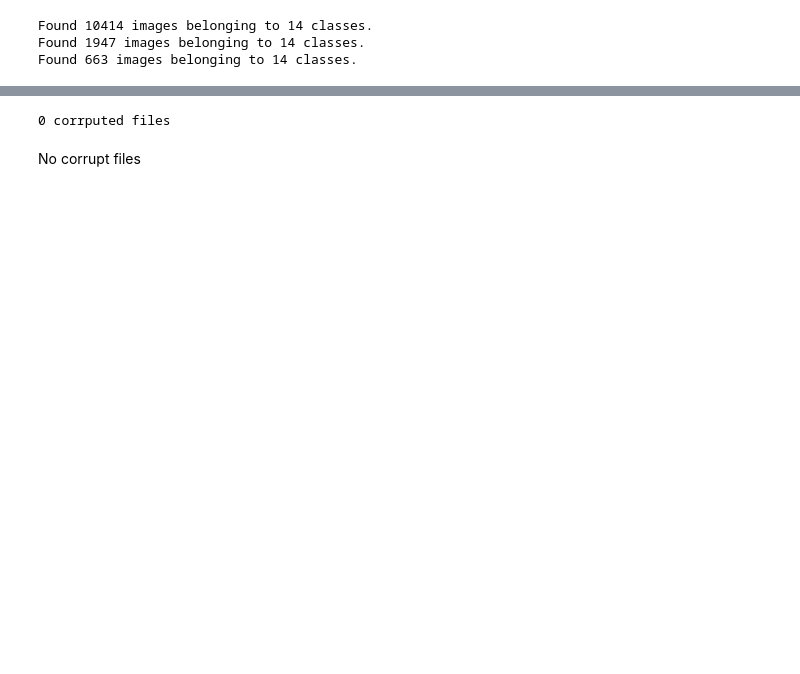
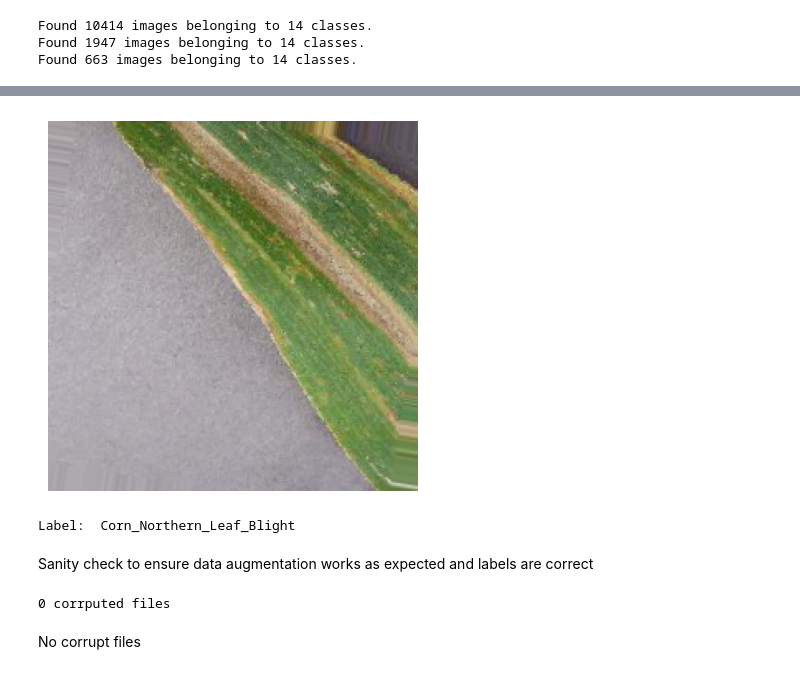
Before and after one commit to auspicie/SDS-CP028-smart-leaf, a Jupyter notebook: submissions/team-members/david-boules/david-notebook.ipynb, the cells around one changed output, grey strips where cells are left out. Cells and saved outputs as stored; diff of their text form; code cells hidden in the pictures; blank space fills up the shorter version.

Commit message:
Modified notebook with preprocessing documentation and image label validation

```diff
--- a/submissions/team-members/david-boules/david-notebook.ipynb
+++ b/submissions/team-members/david-boules/david-notebook.ipynb
@@ -96,3 +129,18 @@ Found 663 images belonging to 14 classes.
+# %%
+images, labels = next(train_set)
+# next() returns the 'next' batch of 32 images
+
+plt.imshow(images[0])
+plt.axis('off')
+plt.show()
+
+print("Label: ", list(train_set.class_indices.keys())[np.argmax(labels[0])]) #np.argmax returns the index of the largest value in the list
+                                                                             #(which will be 1) which can be used to determine the class
+# %% [output]
+[figure, added]
+Label:  Corn_Northern_Leaf_Blight
+# %% [markdown]
+Sanity check to ensure data augmentation works as expected and labels are correct
 # %%
 # checking for corrupt files
 from PIL import Image
```
Also changed, not shown: parts of 6 cells of this notebook.
